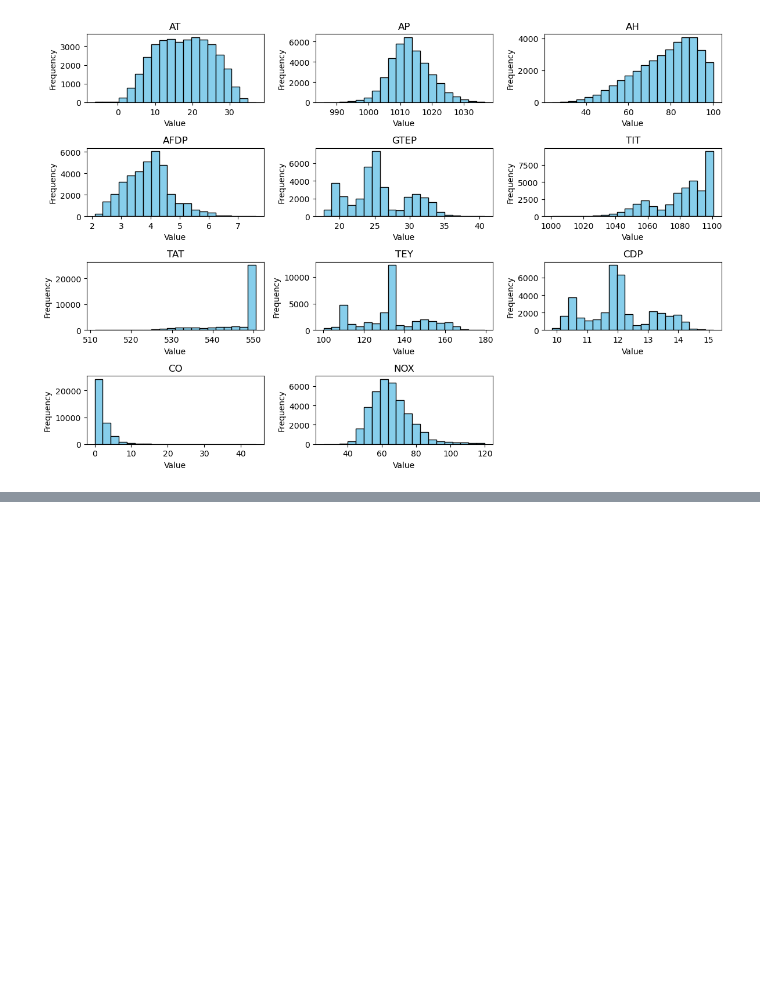
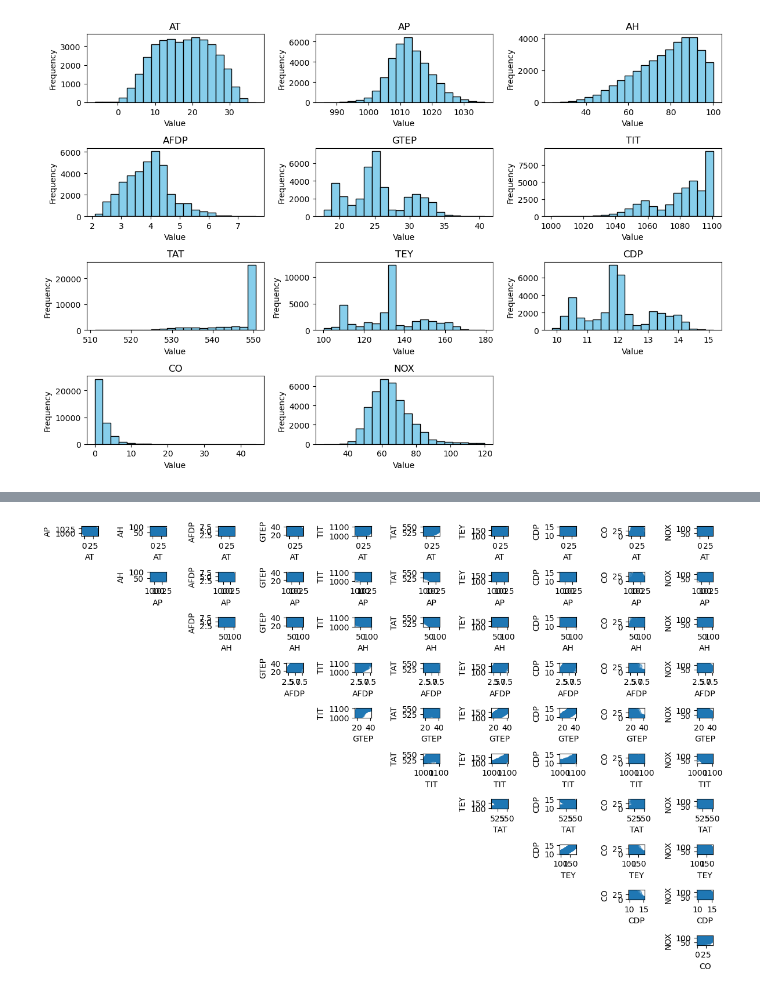
Before and after one commit to 2021402/CA1-Sem-2-MSc-in-Data-Analytics-, a Jupyter notebook: Long Short-Term Memory (LSTM) Networks.ipynb, the cells around one changed output, grey strips where cells are left out. Drawn from its saved outputs; the diff is of its cells as text; code cells hidden in the pictures; blank space fills up the shorter version.

```diff
--- a/Long Short-Term Memory (LSTM) Networks.ipynb
+++ b/Long Short-Term Memory (LSTM) Networks.ipynb
@@ -90,0 +123,14 @@ plt.show()
+# %%
+# Plot scatter plots for pairs of sensor variables
+plt.figure(figsize=(12, 8))
+for i in range(len(sensor_variables)):
+    for j in range(i + 1, len(sensor_variables)):
+        plt.subplot(len(sensor_variables) - 1, len(sensor_variables) - 1, (i * (len(sensor_variables) - 1)) + j)
+        plt.scatter(data[sensor_variables[i]], data[sensor_variables[j]], alpha=0.5)
+        plt.xlabel(sensor_variables[i])
+        plt.ylabel(sensor_variables[j])
+
+plt.tight_layout()
+plt.show()
+# %% [output]
+[figure, added]
```
Also changed, not shown: parts of 2 cells of this notebook.
